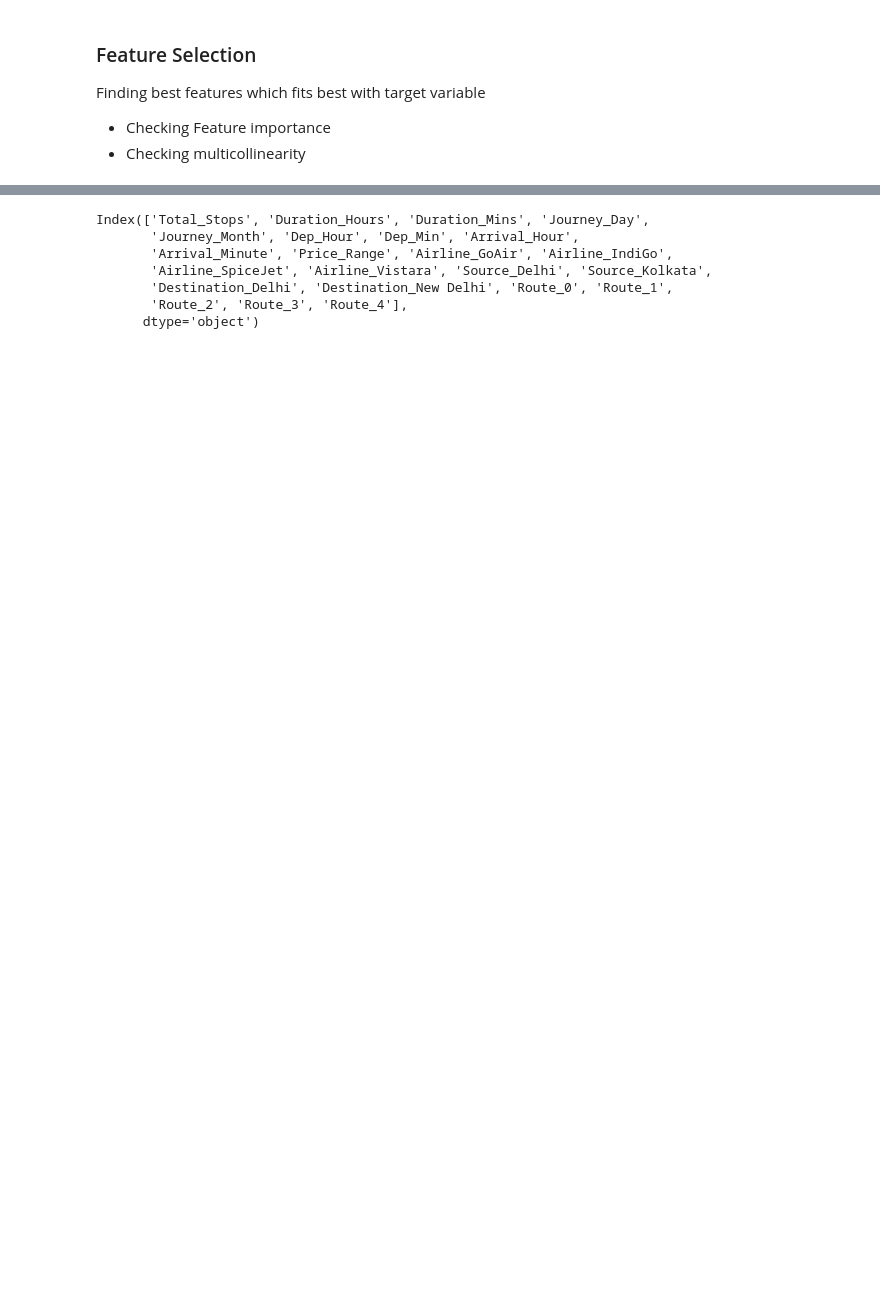
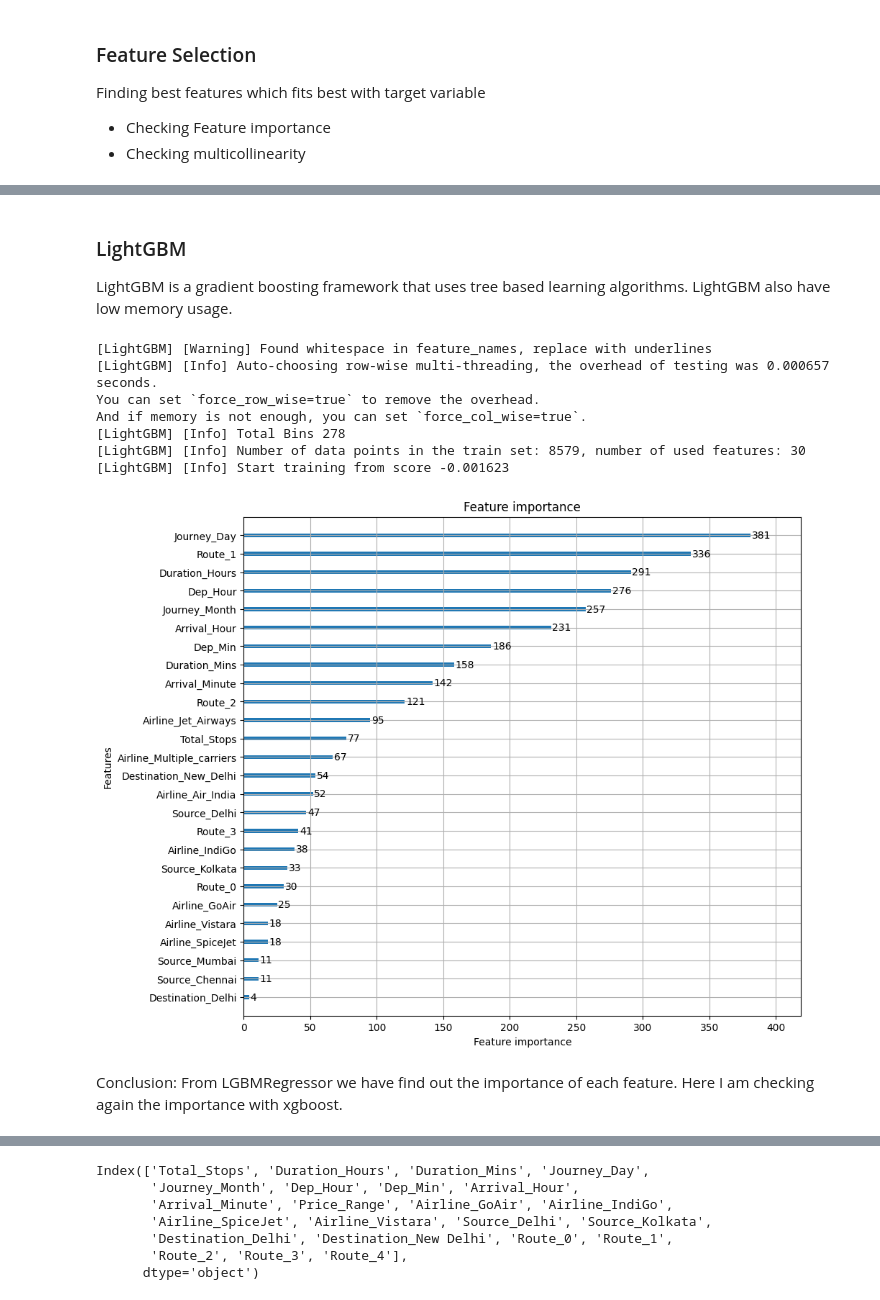
Before and after one commit to ganeshss0/flight-fare-prediction, a Jupyter notebook: notebooks/Flight Fare Prediction.ipynb, the cells around one changed output, grey strips where cells are left out. Saved outputs shown, nothing was run; the diff lists cells and outputs as text; code cells hidden in the pictures; blank space fills up the shorter version.

```diff
--- a/notebooks/Flight Fare Prediction.ipynb
+++ b/notebooks/Flight Fare Prediction.ipynb
@@ -1265,2 +1344,3 @@ array([[-1.21459253, -1.10923294, -0.95805107, ...,  0.37754708,
 # %%
-df_train = pd.DataFrame(df_train_scaled, columns=df_train.columns)
+# df_train_features_scaled = pd.DataFrame(df_train_features_scaled, columns=df_train_features.columns)
+df_train_scaled = pd.DataFrame(df_train_scaled, columns=df_train.columns)
@@ -1294,9 +1383,11 @@ df_train.columns
 #         "Airline_Jet Airways", "Airline_Air India", "Destination_Cochin",
 #         "Destination_Kolkata", "Destination_Hyderabad"
 #         ])
-X=df_train.drop(
-    columns=['Price']
-)
-y = df_train['Price']
+
+
+# X = df_train_features_scaled
+# y = df_train_target
+X = df_train_scaled.drop(columns=['Price'])
+y = df_train_scaled['Price']
 # %%
 X.shape
@@ -1305,9 +1443,22 @@ Source
+# %% [markdown]
+### LightGBM
+LightGBM is a gradient boosting framework that uses tree based learning algorithms. LightGBM also have low memory usage.
 # %%
-from sklearn.metrics import mean_squared_error, r2_score
 from lightgbm import LGBMRegressor, plot_importance
-lgb = LGBMRegressor(objective = "regression")
+lgb = LGBMRegressor(objective = "regression", importance_type='split')
 fig, ax = plt.subplots(figsize=(10, 9))
 
 X_train, X_test, y_train, y_test = train_test_split(X, y, test_size=0.18, random_state=14)
 lgb.fit(X_train, y_train)
 plot = plot_importance(lgb, ax=ax)
+# %% [output]
+[LightGBM] [Warning] Found whitespace in feature_names, replace with underlines
+[LightGBM] [Info] Auto-choosing row-wise multi-threading, the overhead of testing was 0.000657 seconds.
+You can set `force_row_wise=true` to remove the overhead.
+And if memory is not enough, you can set `force_col_wise=true`.
+[LightGBM] [Info] Total Bins 278
+[LightGBM] [Info] Number of data points in the train set: 8579, number of used features: 30
+[LightGBM] [Info] Start training from score -0.001623
+[figure, added]
+# %% [markdown]
+Conclusion: From LGBMRegressor we have find out the importance of each feature. Here I am checking again the importance with xgboost.
```
Also changed, not shown: parts of 75 cells of this notebook.
